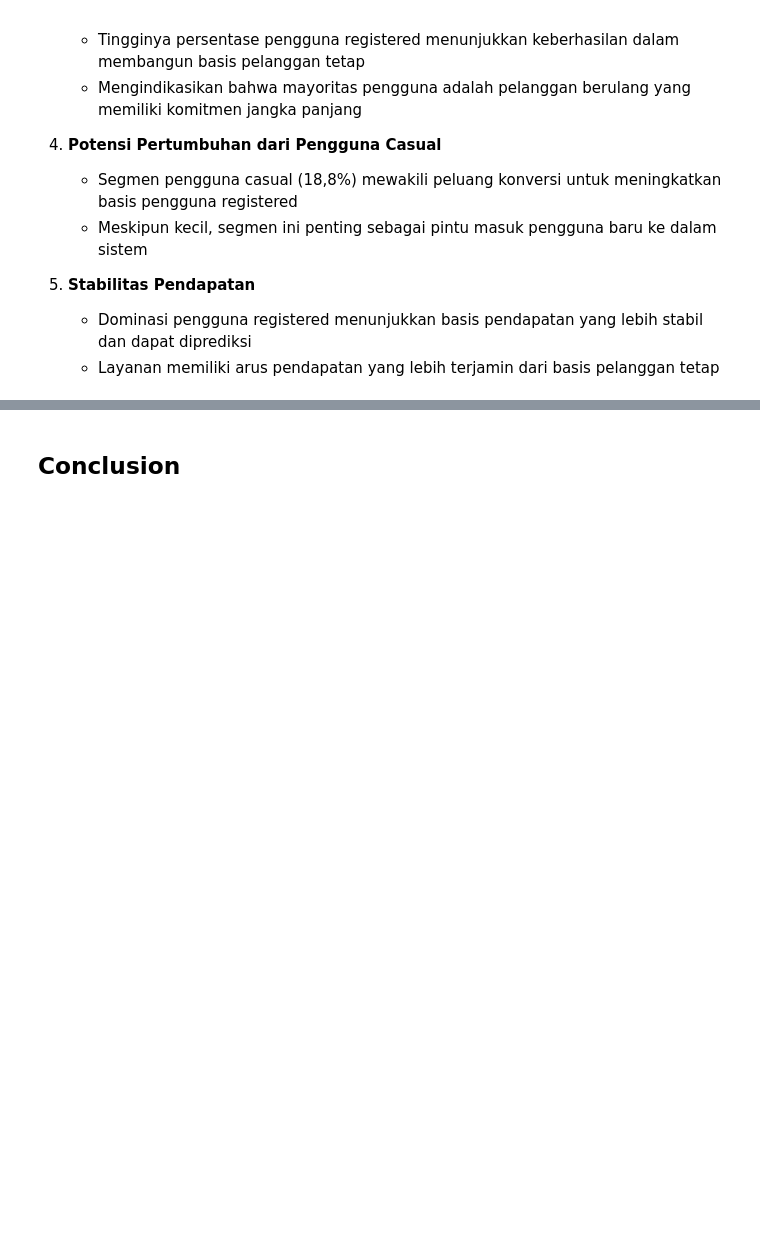
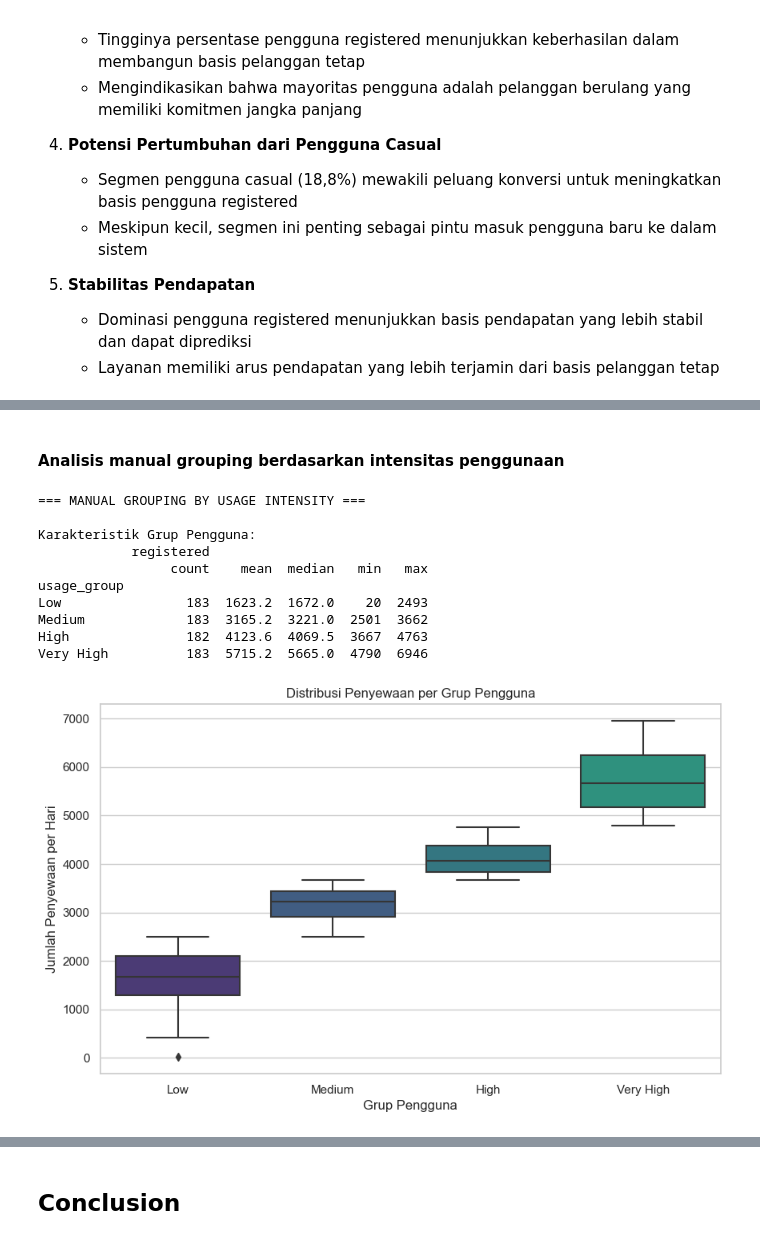
Before and after one commit to husainfadhlillah/dicoding-BikeSharing-DataAnalysisProject, a Jupyter notebook: submission/notebook.ipynb, the cells around one changed output, grey strips where cells are left out. Cells and saved outputs as stored; diff of their text form; code cells hidden in the pictures; blank space fills up the shorter version.

```diff
--- a/submission/notebook.ipynb
+++ b/submission/notebook.ipynb
@@ -434,0 +583,36 @@ plt.show()
+# %% [markdown]
+#### Analisis manual grouping berdasarkan intensitas penggunaan
+# %%
+print("\n=== MANUAL GROUPING BY USAGE INTENSITY ===")
+
+# Buat kategori pengguna berdasarkan quartile
+usage_groups = pd.qcut(frequency['registered'], q=4, labels=['Low', 'Medium', 'High', 'Very High'])
+frequency['usage_group'] = usage_groups
+
+# Analisis karakteristik masing-masing grup
+group_analysis = frequency.groupby('usage_group').agg({
+    'registered': ['count', 'mean', 'median', 'min', 'max']
+}).round(1)
+
+print("\nKarakteristik Grup Pengguna:")
+print(group_analysis)
+
+# Visualisasi
+plt.figure(figsize=(10, 6))
+sns.boxplot(data=frequency, x='usage_group', y='registered', order=['Low', 'Medium', 'High', 'Very High'])
+plt.title('Distribusi Penyewaan per Grup Pengguna')
+plt.xlabel('Grup Pengguna')
+plt.ylabel('Jumlah Penyewaan per Hari')
+plt.show()
+# %% [output]
+=== MANUAL GROUPING BY USAGE INTENSITY ===
+
+Karakteristik Grup Pengguna:
+            registered
+                 count    mean  median   min   max
+usage_group
+Low                183  1623.2  1672.0    20  2493
+Medium             183  3165.2  3221.0  2501  3662
+High               182  4123.6  4069.5  3667  4763
+Very High          183  5715.2  5665.0  4790  6946
+[figure, added]
```
Also changed, not shown: parts of 25 cells of this notebook, 5 other files.
